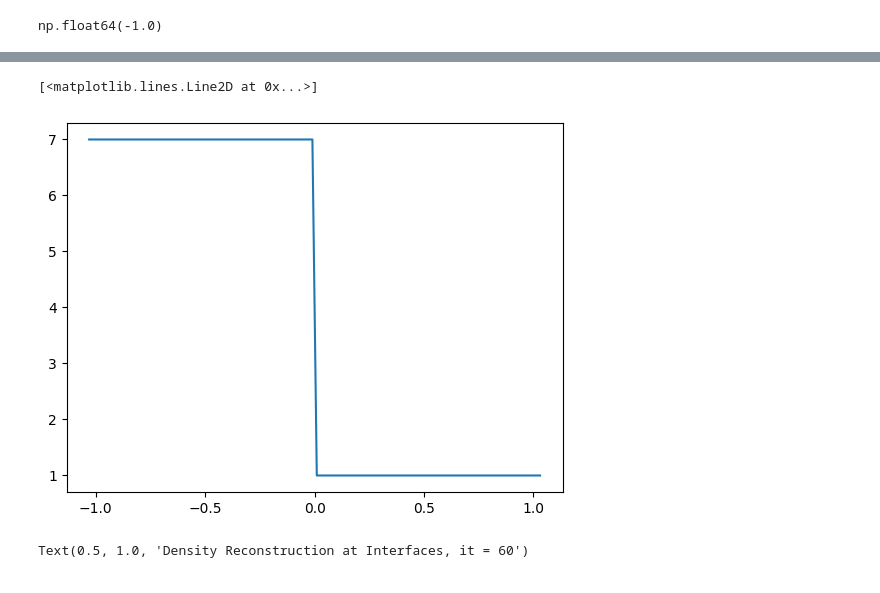
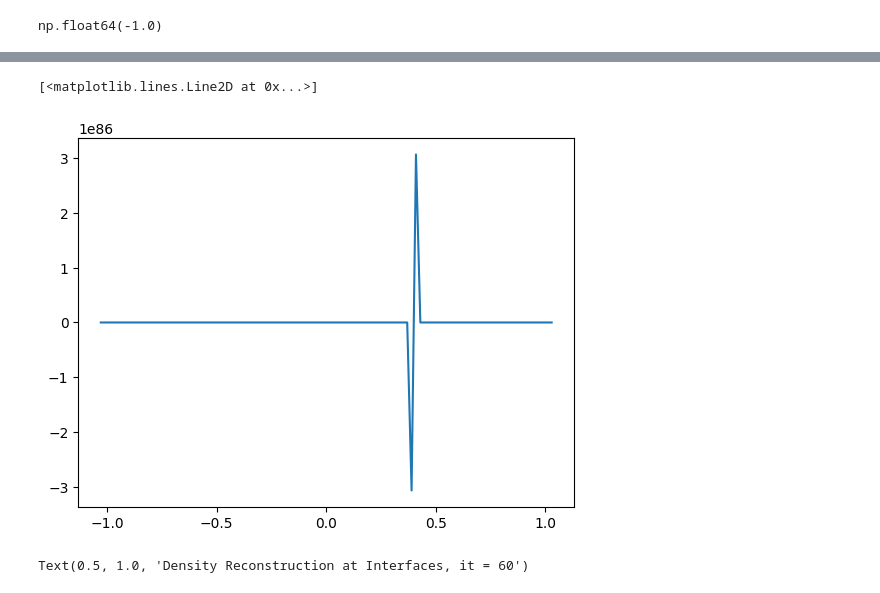
Before and after one commit to Jimbo-Coder/PyFluid, a Jupyter notebook: main_mhd.ipynb, the cells around one changed output, grey strips where cells are left out. Cells and saved outputs as stored; diff of their text form; code cells hidden in the pictures.

Commit message:
PyFluid: Implicit method kinda working

```diff
--- a/main_mhd.ipynb
+++ b/main_mhd.ipynb
@@ -1051,0 +1078,6 @@ array([404.2406031])
+# %%
+state.hardreset_state()
+state.apply_ics()
+dtt = 0.004
+state.implicit_euler_step(dtt)
+state.adverr
@@ -1062,11 +1095,11 @@ plt.plot
 # %%
-it = 0
-#it += 1
+#it = 0
+it += 1
 plt.plot(state.xg,state.Pvecs[it,0,:])
 #plt.ylim(np.min(state.Pvecs[0,0,:])*0.9999,np.max(state.Pvecs[0,0,:])*1.0001)
 # %% [output]
 [<matplotlib.lines.Line2D at 0x...>]
-[figure, old version]
+[figure, new version]
 # %%
 #it=0
 it+=10
```
Also changed, not shown: parts of 5 cells of this notebook.
